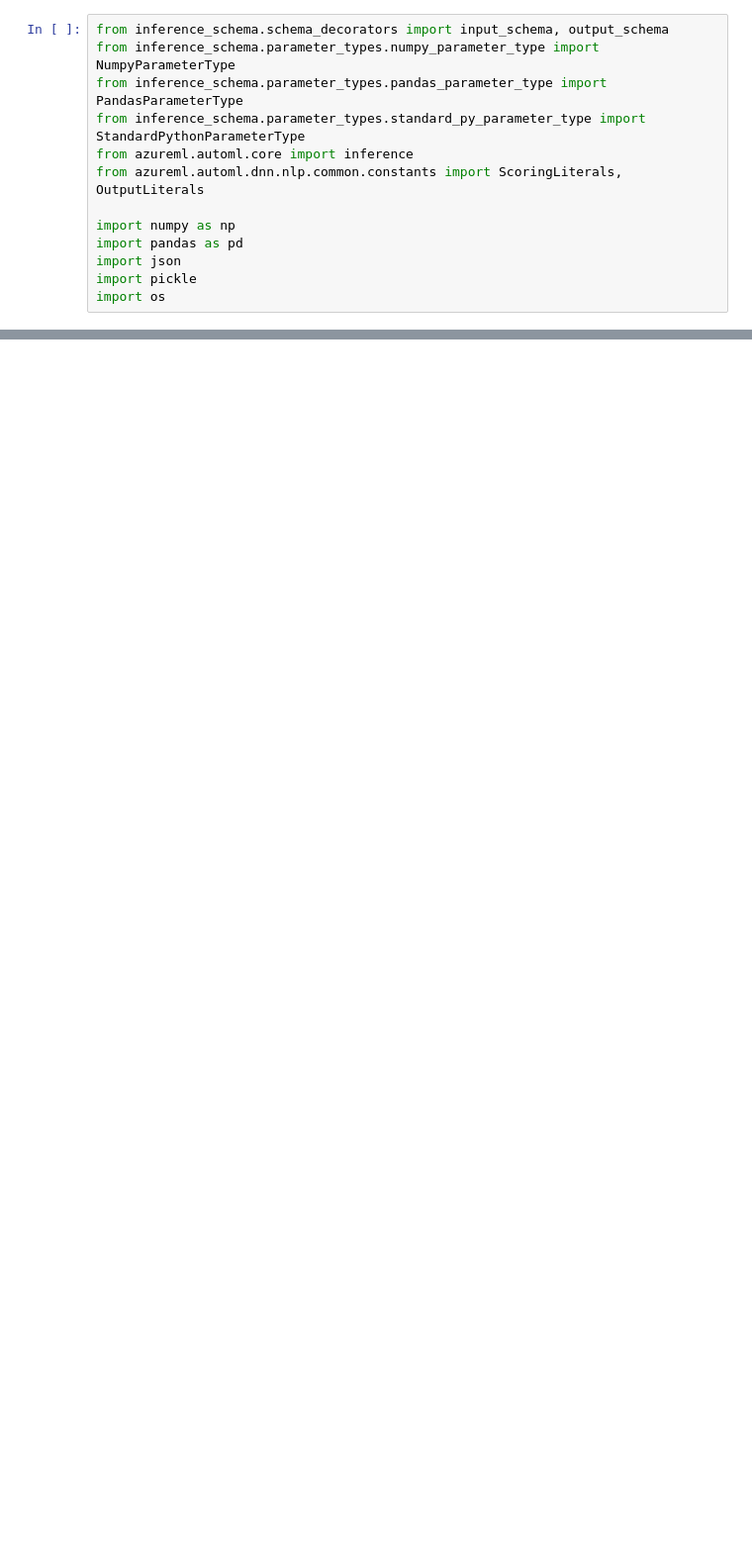
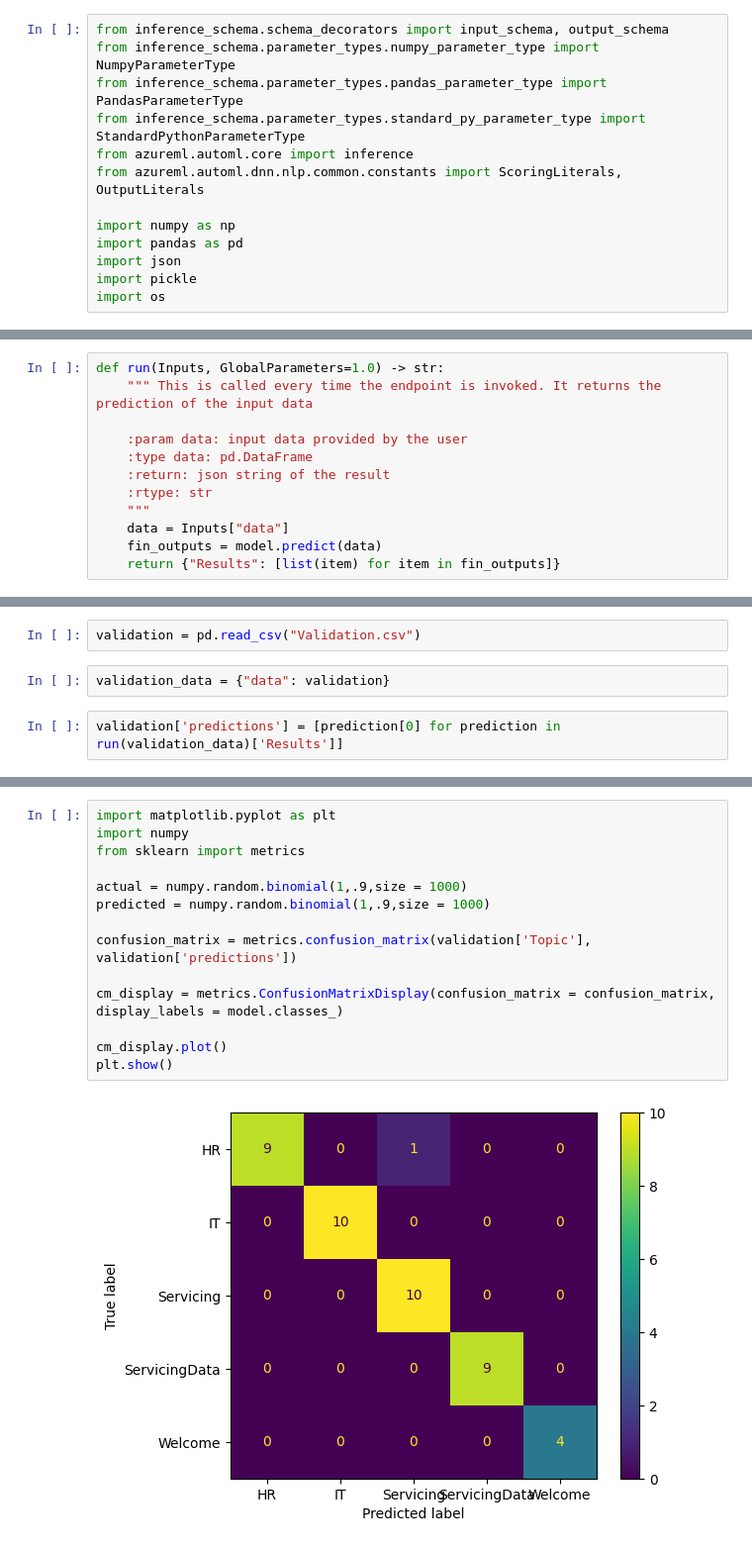
Before and after one commit to jomedinagomez/AutoML_NLP_Classifier, a Jupyter notebook: scoring_file.ipynb, the cells around one changed output, grey strips where cells are left out. Shown at 99% size. Cells and saved outputs as stored; diff of their text form; blank space fills up the shorter version.

```diff
--- a/scoring_file.ipynb
+++ b/scoring_file.ipynb
@@ -50,0 +66,12 @@ OSError: [WinError 8] Not enough memory resources are available to process this
+# %%
+def run(Inputs, GlobalParameters=1.0) -> str:
+    """ This is called every time the endpoint is invoked. It returns the prediction of the input data
+
+    :param data: input data provided by the user
+    :type data: pd.DataFrame
+    :return: json string of the result
+    :rtype: str
+    """
+    data = Inputs["data"]
+    fin_outputs = model.predict(data)
+    return {"Results": [list(item) for item in fin_outputs]}
@@ -50,0 +85,6 @@ OSError: [WinError 8] Not enough memory resources are available to process this
+# %%
+validation = pd.read_csv("Validation.csv")
+# %%
+validation_data = {"data": validation}
+# %%
+validation['predictions'] = [prediction[0] for prediction in run(validation_data)['Results']]
@@ -50,0 +113,16 @@ OSError: [WinError 8] Not enough memory resources are available to process this
+# %%
+import matplotlib.pyplot as plt
+import numpy
+from sklearn import metrics
+
+actual = numpy.random.binomial(1,.9,size = 1000)
+predicted = numpy.random.binomial(1,.9,size = 1000)
+
+confusion_matrix = metrics.confusion_matrix(validation['Topic'], validation['predictions'])
+
+cm_display = metrics.ConfusionMatrixDisplay(confusion_matrix = confusion_matrix, display_labels = model.classes_)
+
+cm_display.plot()
+plt.show()
+# %% [output]
+[figure, added]
```
Also changed, not shown: parts of 16 cells of this notebook.
